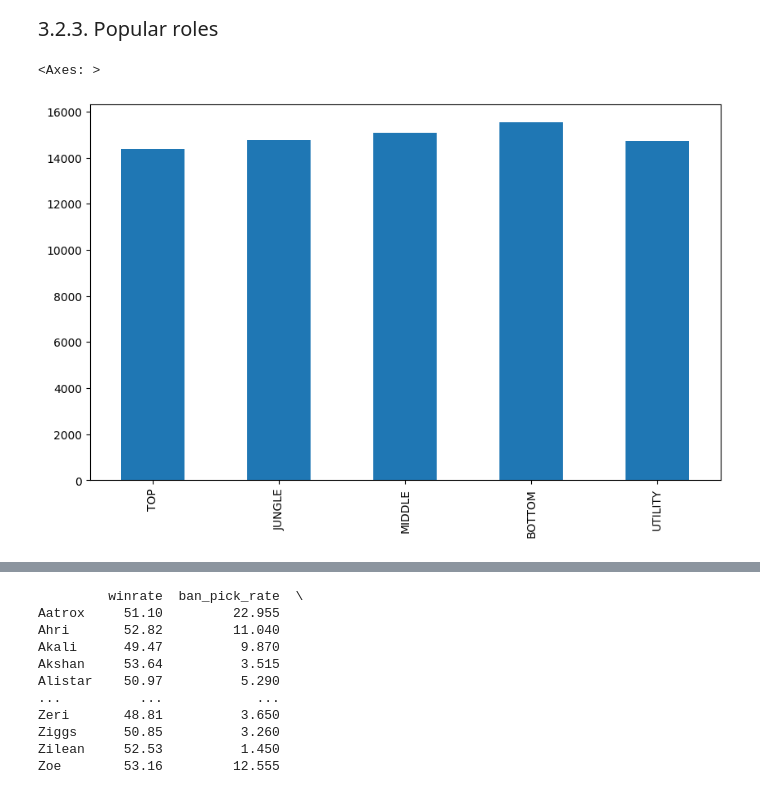
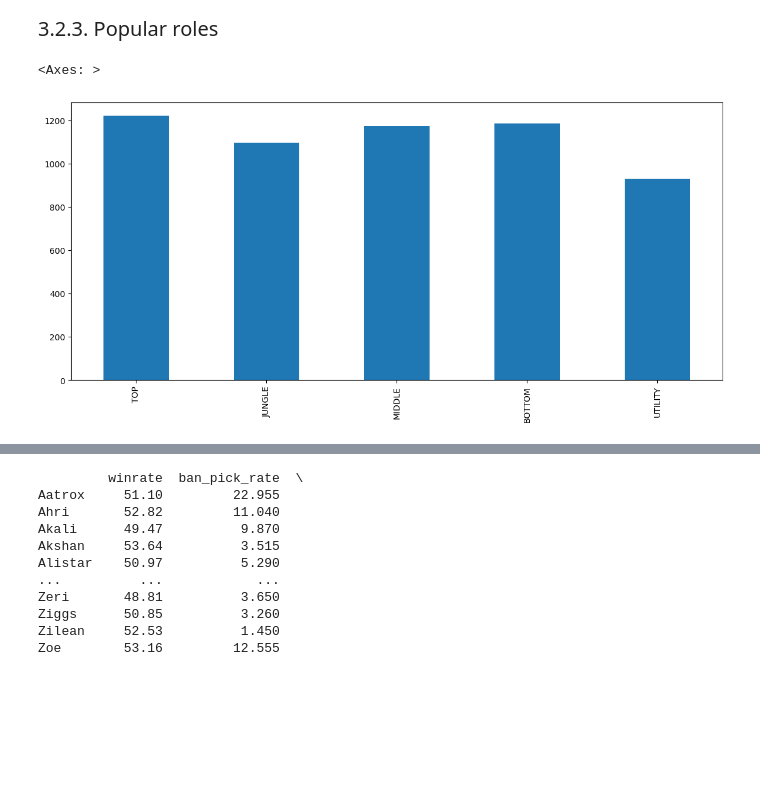
Before and after one commit to hnahtneyugn/LOL-Data-Processing-with-Python, a Jupyter notebook: codes.ipynb, the cells around one changed output, grey strips where cells are left out. Drawn from its saved outputs; the diff is of its cells as text; code cells hidden in the pictures; blank space fills up the shorter version.

```diff
--- a/codes.ipynb
+++ b/codes.ipynb
@@ -763,18 +767,26 @@ with open("cleandata/role_tier_list.json", 'w', encoding='utf-8') as file:
 <span style ="font-size: 20px;"> 3.2.3. Popular roles</span><br>
 # %%
 def get_role_ranking():
+    """Get the distribution of players's main roles and sub roles
+
+    Returns:
+        Tuple: Series of distribution of players's main roles and sub roles
+    """
     with open("cleandata/player_role.json", 'r') as file:
         player_roles = json.load(file)
     player_roles = {key : value for key,value in player_roles.items() if sum(value.values())>=5}
-    pr = pd.DataFrame(index = np.arange(len(player_roles)), columns = ['TOP', "JUNGLE", "MIDDLE", "BOTTOM", "UTILITY"])
-    role_distribution = pd.Series(0, index = ['TOP', "JUNGLE", "MIDDLE", "BOTTOM", "UTILITY"])
+    main_role_distribution = pd.Series(0, index = ['TOP', "JUNGLE", "MIDDLE", "BOTTOM", "UTILITY"])
+    sub_role_distribution = pd.Series(0, index = ['TOP', "JUNGLE", "MIDDLE", "BOTTOM", "UTILITY"])
     for player in player_roles:
-        for lane in player_roles[player]:
-            role_distribution[lane] += player_roles[player][lane]
-    return role_distribution
+        # sort and get 2 most played role of the player
+        most_played_roles = list(dict(sorted(player_roles[player].items(), key=lambda item: item[1], reverse = True)).keys())[:2]
+        main_role_distribution[most_played_roles[0]] +=1
+        sub_role_distribution[most_played_roles[1]] +=1
+    return main_role_distribution, sub_role_distribution
+# %%
+main_role, sub_role = get_role_ranking()
 # %%
-role_ranking_graph = get_role_ranking()
-role_ranking_graph.plot(kind='bar', figsize=(10, 6))
+main_role.plot(kind='bar', figsize=(14, 6))
 # %% [output]
 <Axes: >
-[figure, old version]
+[figure, new version]
```
Also changed, not shown: parts of 13 cells of this notebook, 5 other files.
